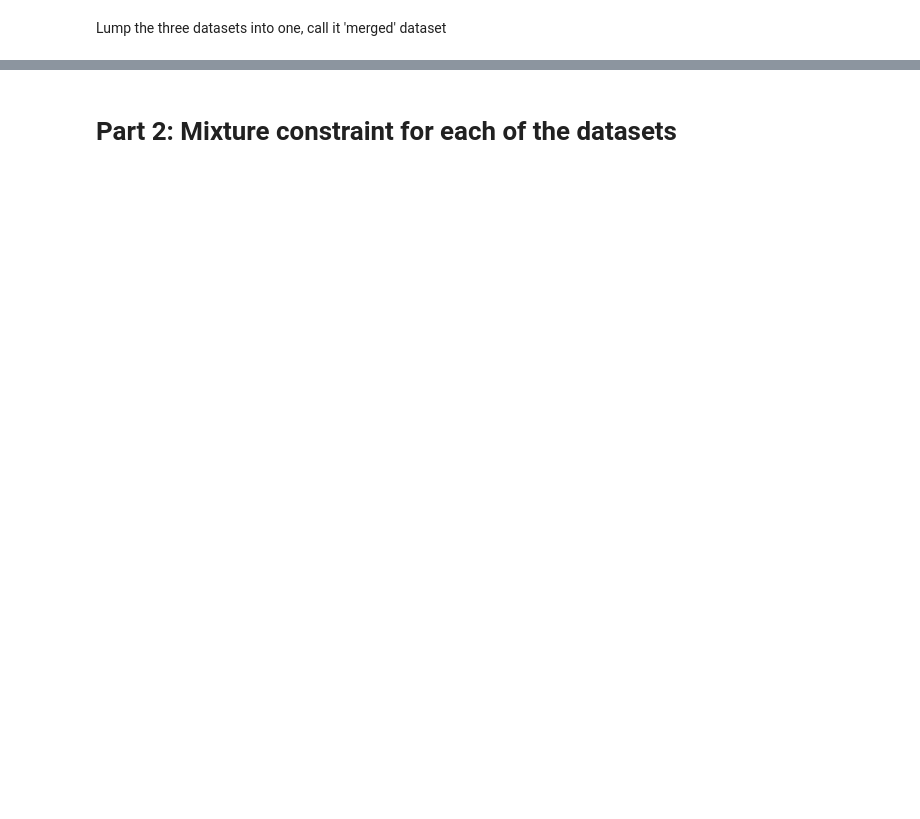
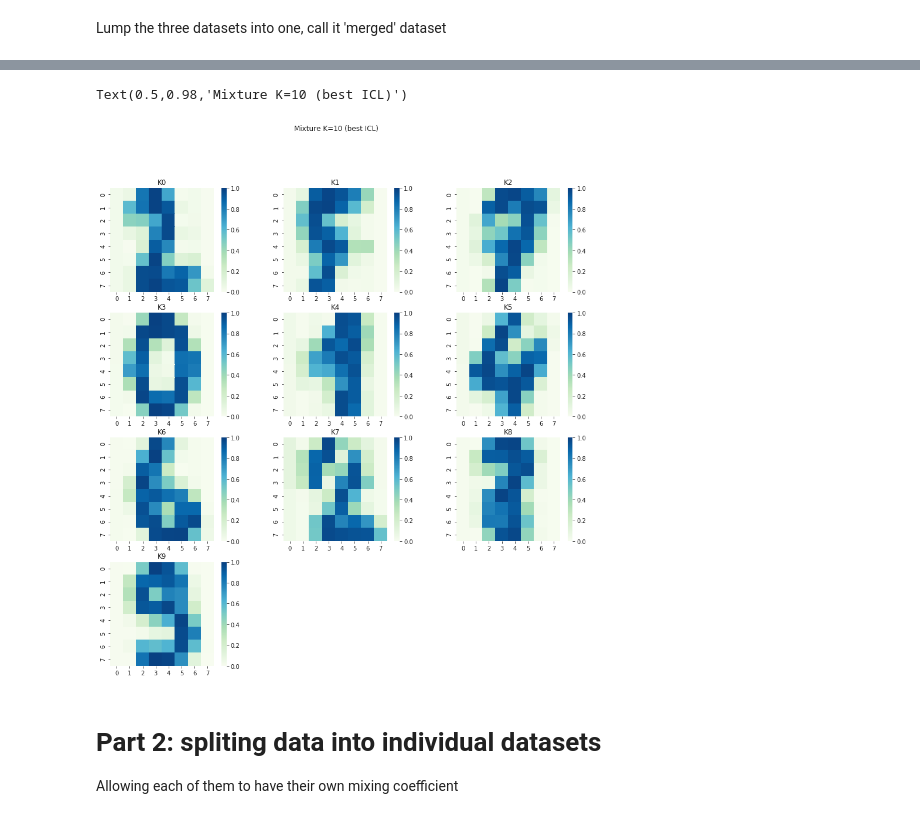
Before and after one commit to lukauskas/bernoulli-mixture-model, a Jupyter notebook: notebooks/Proof of Concept (digits dataset).ipynb, the cells around one changed output, grey strips where cells are left out. Cells and saved outputs as stored; diff of their text form; code cells hidden in the pictures; blank space fills up the shorter version.

```diff
--- a/notebooks/Proof of Concept (digits dataset).ipynb
+++ b/notebooks/Proof of Concept (digits dataset).ipynb
@@ -167,5 +143,19 @@ best_mixture.mixing_coefficients.T.plot(kind='bar')
-# %% [markdown]
-# Part 2: Mixture constraint for each of the datasets
+# %%
+_method = 'ICL'
+best_mixture = mixtures[best.loc[_method]]
+plt.figure(figsize=(15,15))
+for j, (component, row) in enumerate(best_mixture.emission_probabilities.iterrows(), start=1):
+    plt.subplot(4,3,j)
+    draw_digit(row)
+    plt.title(component)
+plt.suptitle('Mixture K={} (best {})'.format(best_mixture.n_components, _method))
+# %% [output]
+Text(0.5,0.98,'Mixture K=10 (best ICL)')
+[figure, added]
+# %% [markdown]
+# Part 2: spliting data into individual datasets
+
+Allowing each of them to have their own mixing coefficient
 # %%
 label_distribution(training_data, labels).unstack('label').plot(kind='bar')
 plt.axhline(0.1, linestyle=':')
```
Also changed, not shown: parts of 20 cells of this notebook, 2 other files.
